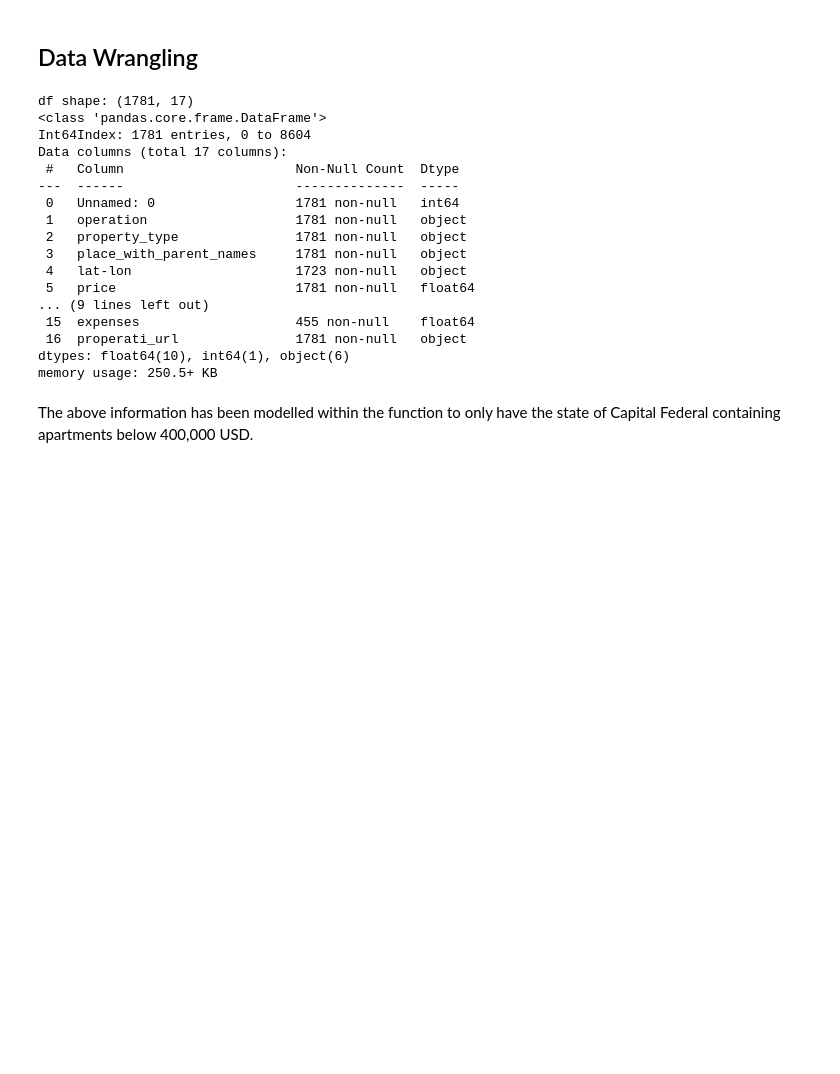
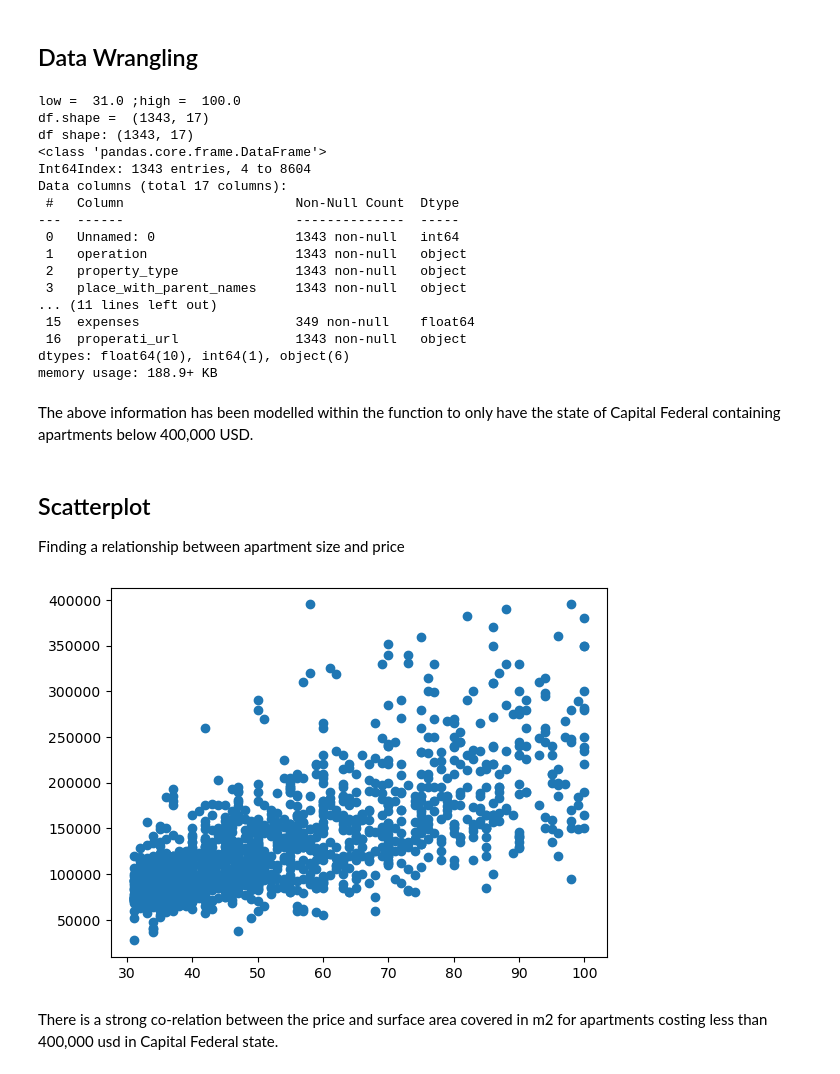
Before and after one commit to kamibrenda/BA_Apartment_LinReg, a Jupyter notebook: Buenos-Aires-Price-Model.ipynb, the cells around one changed output. Saved outputs shown, nothing was run; the diff lists cells and outputs as text; code cells hidden in the pictures; blank space fills up the shorter version.

Commit message:
Scatter Plot

```diff
--- a/Buenos-Aires-Price-Model.ipynb
+++ b/Buenos-Aires-Price-Model.ipynb
@@ -21,8 +21,20 @@ def wrangle (filepath):
     mask_apt = df["property_type"] == "apartment"
     #To display price below'400,000'
     mask_price = df["price_aprox_usd"] < 400_000
+    #Subset
+    df = df[ mask_ba & mask_apt & mask_price]
 
-    df = df[ mask_ba & mask_apt & mask_price]
+    #Remove outliers by 'surface_area_m2' -----removing the 10th and 90th quantiles
+    low = df["surface_covered_in_m2"].quantile(0.1)
+    high = df["surface_covered_in_m2"].quantile(0.9)
+
+    mask_area = df["surface_covered_in_m2"].between(low, high)
+
+    df = df[mask_area]
+
+    print('low = ', low, ';high = ', high)
+    print('df.shape = ', df.shape)
+
     return df
 # %%
 #Load the CSV file into the filepath
@@ -31,22 +43,34 @@ print("df shape:", df.shape)
 df.head()
 df.info()
 # %% [output]
-df shape: (1781, 17)
+low =  31.0 ;high =  100.0
+df.shape =  (1343, 17)
+df shape: (1343, 17)
 <class 'pandas.core.frame.DataFrame'>
-Int64Index: 1781 entries, 0 to 8604
+Int64Index: 1343 entries, 4 to 8604
 Data columns (total 17 columns):
  #   Column                      Non-Null Count  Dtype
 ---  ------                      --------------  -----
- 0   Unnamed: 0                  1781 non-null   int64
- 1   operation                   1781 non-null   object
- 2   property_type               1781 non-null   object
- 3   place_with_parent_names     1781 non-null   object
- 4   lat-lon                     1723 non-null   object
- 5   price                       1781 non-null   float64
-... (9 lines left out)
- 15  expenses                    455 non-null    float64
- 16  properati_url               1781 non-null   object
+ 0   Unnamed: 0                  1343 non-null   int64
+ 1   operation                   1343 non-null   object
+ 2   property_type               1343 non-null   object
+ 3   place_with_parent_names     1343 non-null   object
+... (11 lines left out)
+ 15  expenses                    349 non-null    float64
+ 16  properati_url               1343 non-null   object
 dtypes: float64(10), int64(1), object(6)
-memory usage: 250.5+ KB
+memory usage: 188.9+ KB
 # %% [markdown]
 The above information has been modelled within the function to only have the state of Capital Federal containing apartments below 400,000 USD.
+# %% [markdown]
+## Scatterplot
+Finding a relationship between apartment size and price
+# %%
+plt.scatter(x=df["surface_covered_in_m2"], y=df["price_aprox_usd"])
+plt.xlabel = "Area [sq meters]"
+plt.ylabel = "Price [USD]"
+plt.title = "Area_m2 vs Price_usd"
+# %% [output]
+[figure, added]
+# %% [markdown]
+There is a strong co-relation between the price and surface area covered in m2 for apartments costing less than 400,000 usd in Capital Federal state.
```
Also changed, not shown: parts of 2 cells of this notebook.
